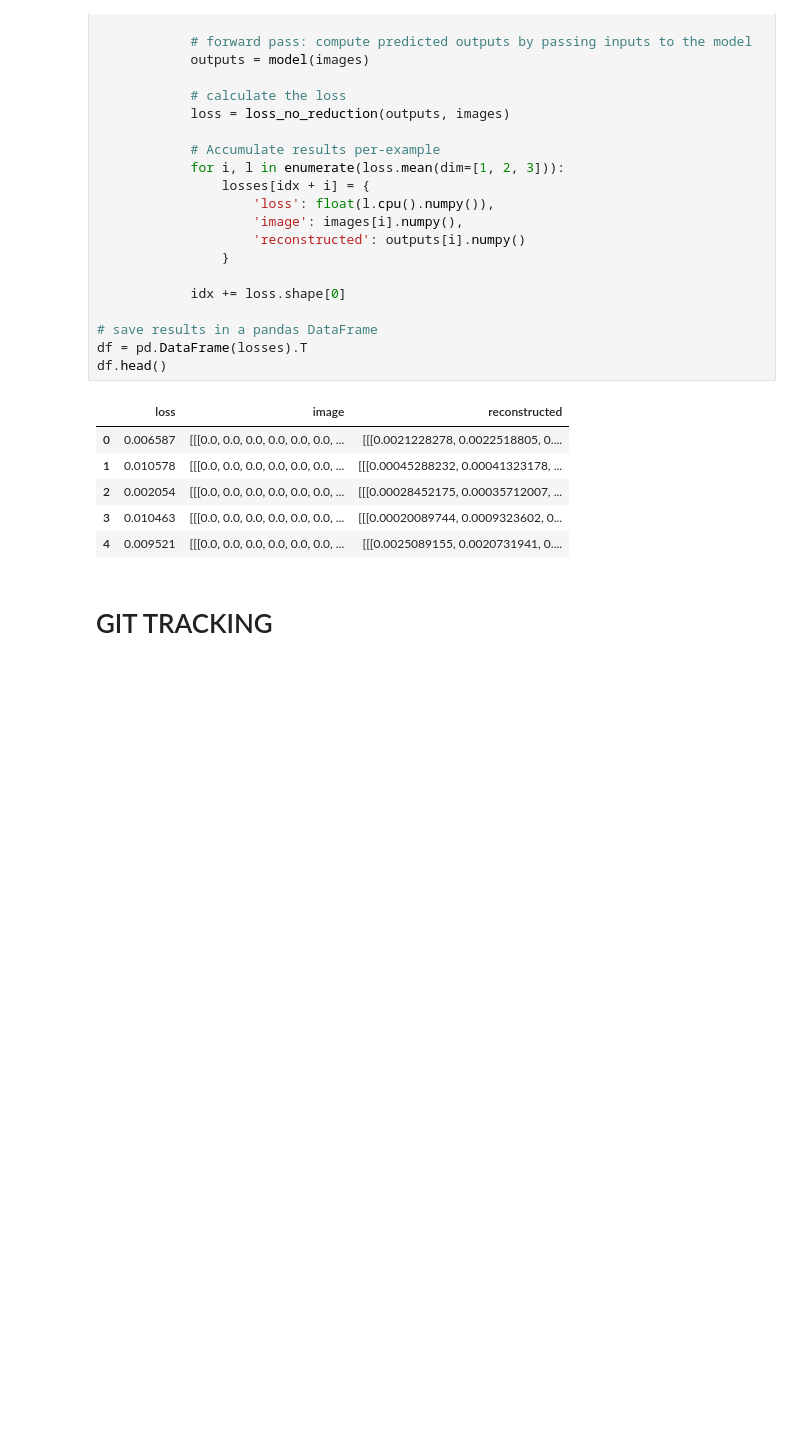
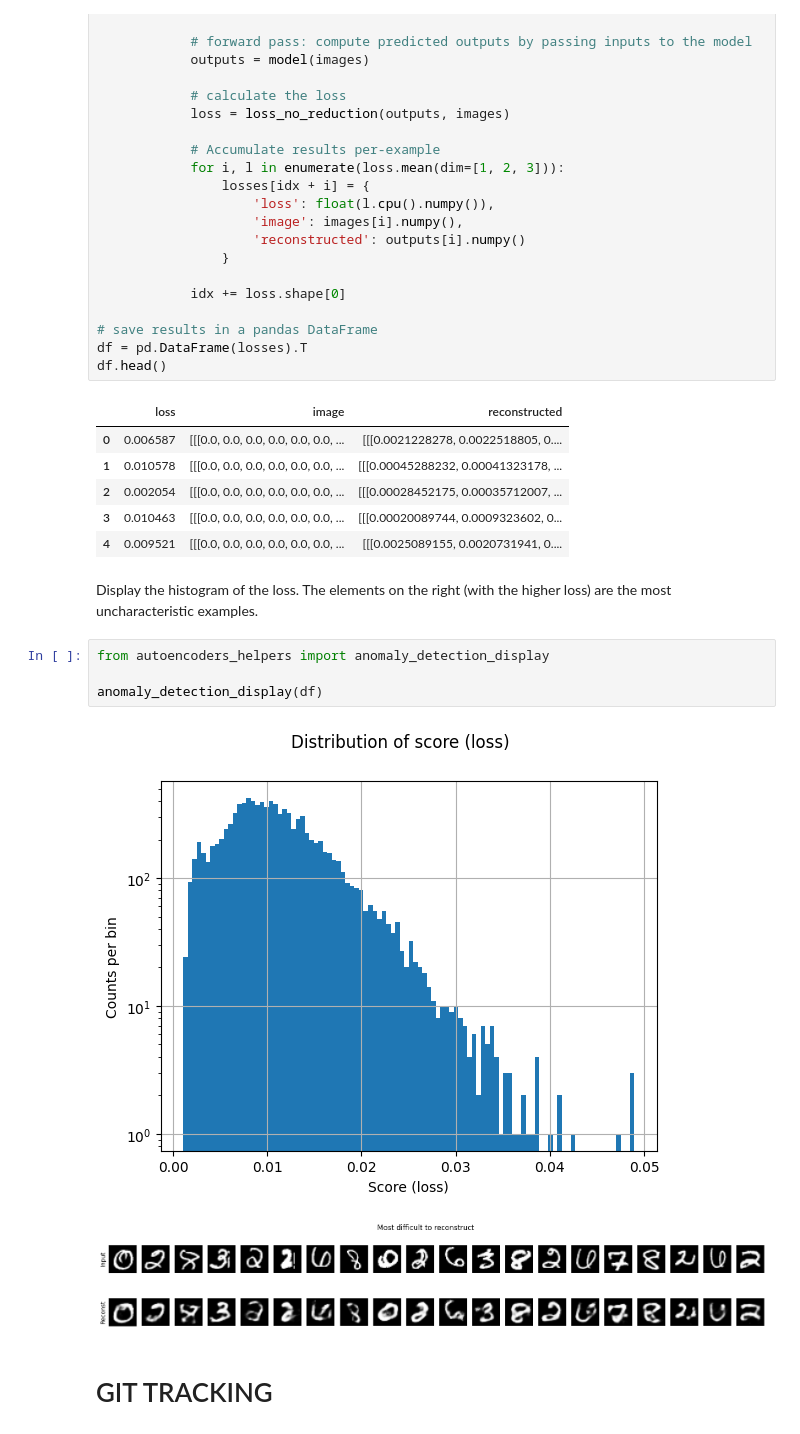
Before and after one commit to omogbolahan94/Transfer-Learning-in-CNN, a Jupyter notebook: transfer_learning_CNN.ipynb, the cells around one changed output. Saved outputs shown, nothing was run; the diff lists cells and outputs as text; blank space fills up the shorter version.

Commit message:
visualizin the anomalies

```diff
--- a/transfer_learning_CNN.ipynb
+++ b/transfer_learning_CNN.ipynb
@@ -406,6 +406,15 @@ df.head()
 | 2 | 0.002054 | [[[0.0, 0.0, 0.0, 0.0, 0.0, 0.0, ... | [[[0.00028452175, 0.00035712007, ... |
 | 3 | 0.010463 | [[[0.0, 0.0, 0.0, 0.0, 0.0, 0.0, ... | [[[0.00020089744, 0.0009323602, 0... |
 | 4 | 0.009521 | [[[0.0, 0.0, 0.0, 0.0, 0.0, 0.0, ... | [[[0.0025089155, 0.0020731941, 0.... |
+# %% [markdown]
+Display the histogram of the loss. The elements on the right (with the higher loss) are the most uncharacteristic examples.
+# %%
+from autoencoders_helpers import anomaly_detection_display
+
+anomaly_detection_display(df)
+# %% [output]
+[figure, added]
+[figure, added]
 # %% [markdown]
 # GIT TRACKING
 # %%
```
Also changed, not shown: parts of 3 cells of this notebook.
